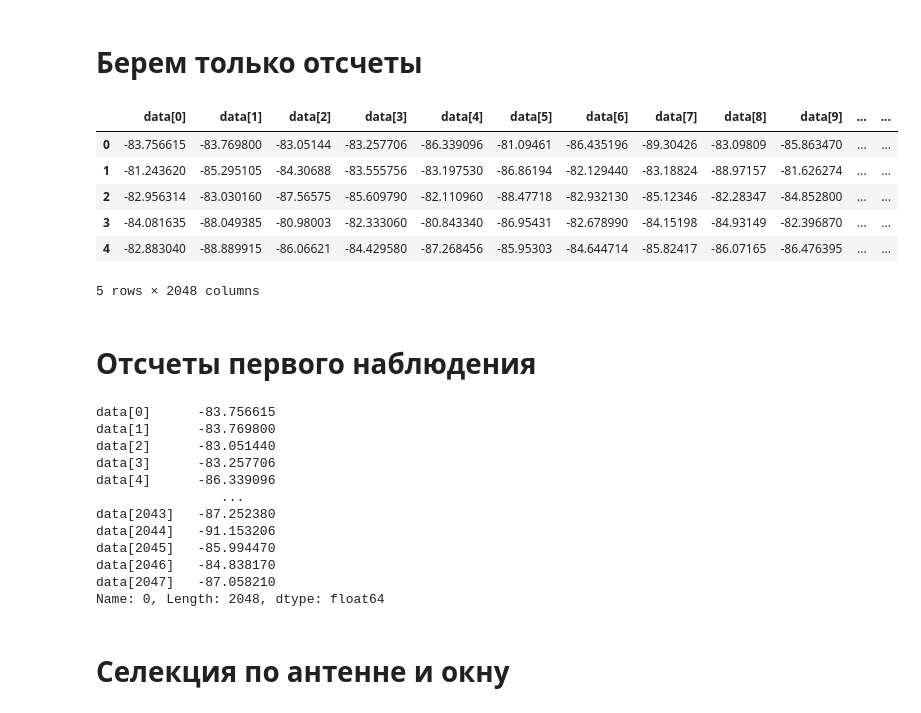
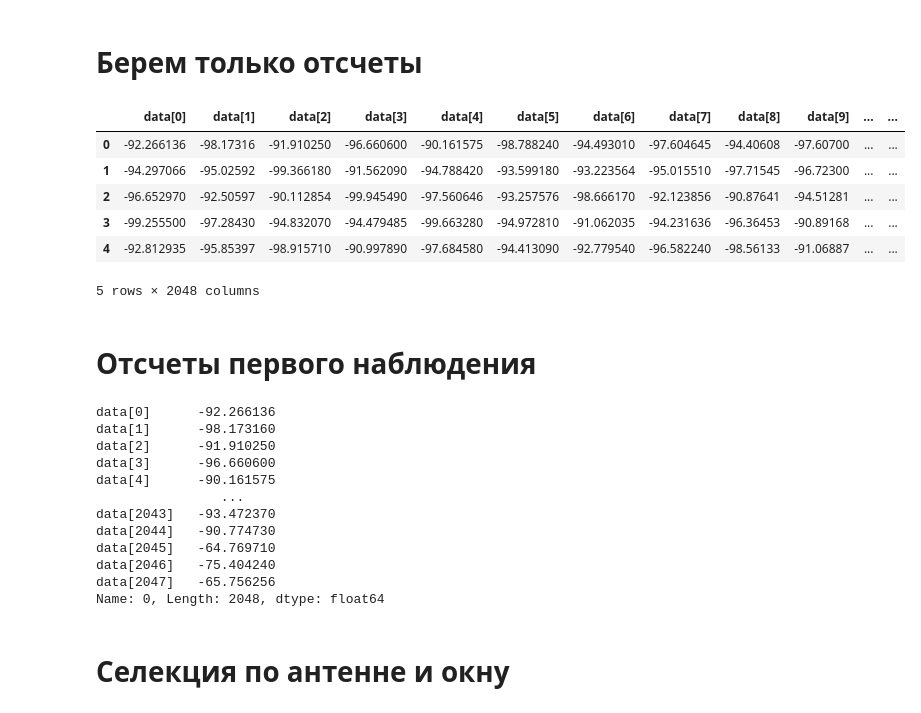
Before and after one commit to GrigoriyAkhmetshakirov/sample_collector, a Jupyter notebook: pandas_test.ipynb, the cells around one changed output. Cells and saved outputs as stored; diff of their text form; code cells hidden in the pictures.

```diff
--- a/pandas_test.ipynb
+++ b/pandas_test.ipynb
@@ -3,6 +3,6 @@ import pandas as pd
 # %% [markdown]
 # Загрузка и пример данных
 # %%
-data = pd.read_csv('data/data_2025-03-13_09-02-32.csv')
+data = pd.read_csv('data/data_2025-03-14_16-38-20.csv')
 len(data)
 # %% [output]
@@ -12,32 +25,32 @@ data.head(10)
 # %% [markdown]
 # Берем только отсчеты
 # %%
-values_data = data.drop(columns=['Num Pack', 'Antenna', 'Window', 'Diag', 'System_type', 'Drone_type', 'Timestamp'])
+values_data = data.drop(columns=['Num Pack', 'Antenna', 'Window', 'System_type', 'Drone_type', 'Timestamp', 'Drone_is_present'])
 values_data.head(5)
 # %% [output]
 |  | data[0] | data[1] | data[2] | data[3] | data[4] | data[5] | data[6] | data[7] | data[8] | data[9] | ... | ... |
-| 0 | -83.756615 | -83.769800 | -83.05144 | -83.257706 | -86.339096 | -81.09461 | -86.435196 | -89.30426 | -83.09809 | -85.863470 | ... | ... |
-| 1 | -81.243620 | -85.295105 | -84.30688 | -83.555756 | -83.197530 | -86.86194 | -82.129440 | -83.18824 | -88.97157 | -81.626274 | ... | ... |
-| 2 | -82.956314 | -83.030160 | -87.56575 | -85.609790 | -82.110960 | -88.47718 | -82.932130 | -85.12346 | -82.28347 | -84.852800 | ... | ... |
-| 3 | -84.081635 | -88.049385 | -80.98003 | -82.333060 | -80.843340 | -86.95431 | -82.678990 | -84.15198 | -84.93149 | -82.396870 | ... | ... |
-| 4 | -82.883040 | -88.889915 | -86.06621 | -84.429580 | -87.268456 | -85.95303 | -84.644714 | -85.82417 | -86.07165 | -86.476395 | ... | ... |
+| 0 | -92.266136 | -98.17316 | -91.910250 | -96.660600 | -90.161575 | -98.788240 | -94.493010 | -97.604645 | -94.40608 | -97.60700 | ... | ... |
+| 1 | -94.297066 | -95.02592 | -99.366180 | -91.562090 | -94.788420 | -93.599180 | -93.223564 | -95.015510 | -97.71545 | -96.72300 | ... | ... |
+| 2 | -96.652970 | -92.50597 | -90.112854 | -99.945490 | -97.560646 | -93.257576 | -98.666170 | -92.123856 | -90.87641 | -94.51281 | ... | ... |
+| 3 | -99.255500 | -97.28430 | -94.832070 | -94.479485 | -99.663280 | -94.972810 | -91.062035 | -94.231636 | -96.36453 | -90.89168 | ... | ... |
+| 4 | -92.812935 | -95.85397 | -98.915710 | -90.997890 | -97.684580 | -94.413090 | -92.779540 | -96.582240 | -98.56133 | -91.06887 | ... | ... |
 5 rows × 2048 columns
 # %% [markdown]
 # Отсчеты первого наблюдения
 # %%
 values_data.iloc[0]
 # %% [output]
-data[0]      -83.756615
-data[1]      -83.769800
-data[2]      -83.051440
-data[3]      -83.257706
-data[4]      -86.339096
+data[0]      -92.266136
+data[1]      -98.173160
+data[2]      -91.910250
+data[3]      -96.660600
+data[4]      -90.161575
                 ...
-data[2043]   -87.252380
-data[2044]   -91.153206
-data[2045]   -85.994470
-data[2046]   -84.838170
-data[2047]   -87.058210
+data[2043]   -93.472370
+data[2044]   -90.774730
+data[2045]   -64.769710
+data[2046]   -75.404240
+data[2047]   -65.756256
 Name: 0, Length: 2048, dtype: float64
 # %% [markdown]
 # Селекция по антенне и окну
```
Also changed, not shown: parts of 3 cells of this notebook, 5 other files.
